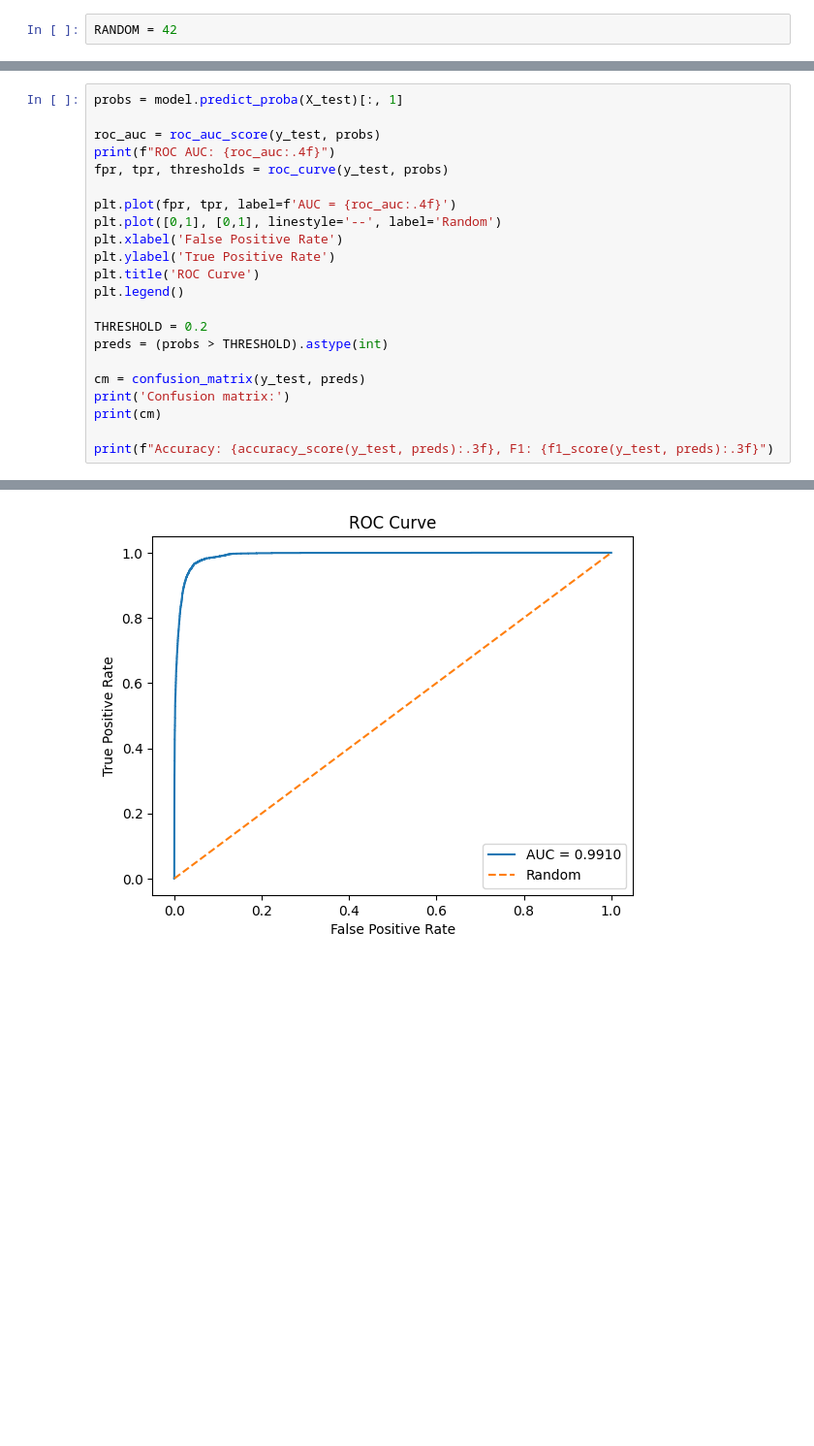
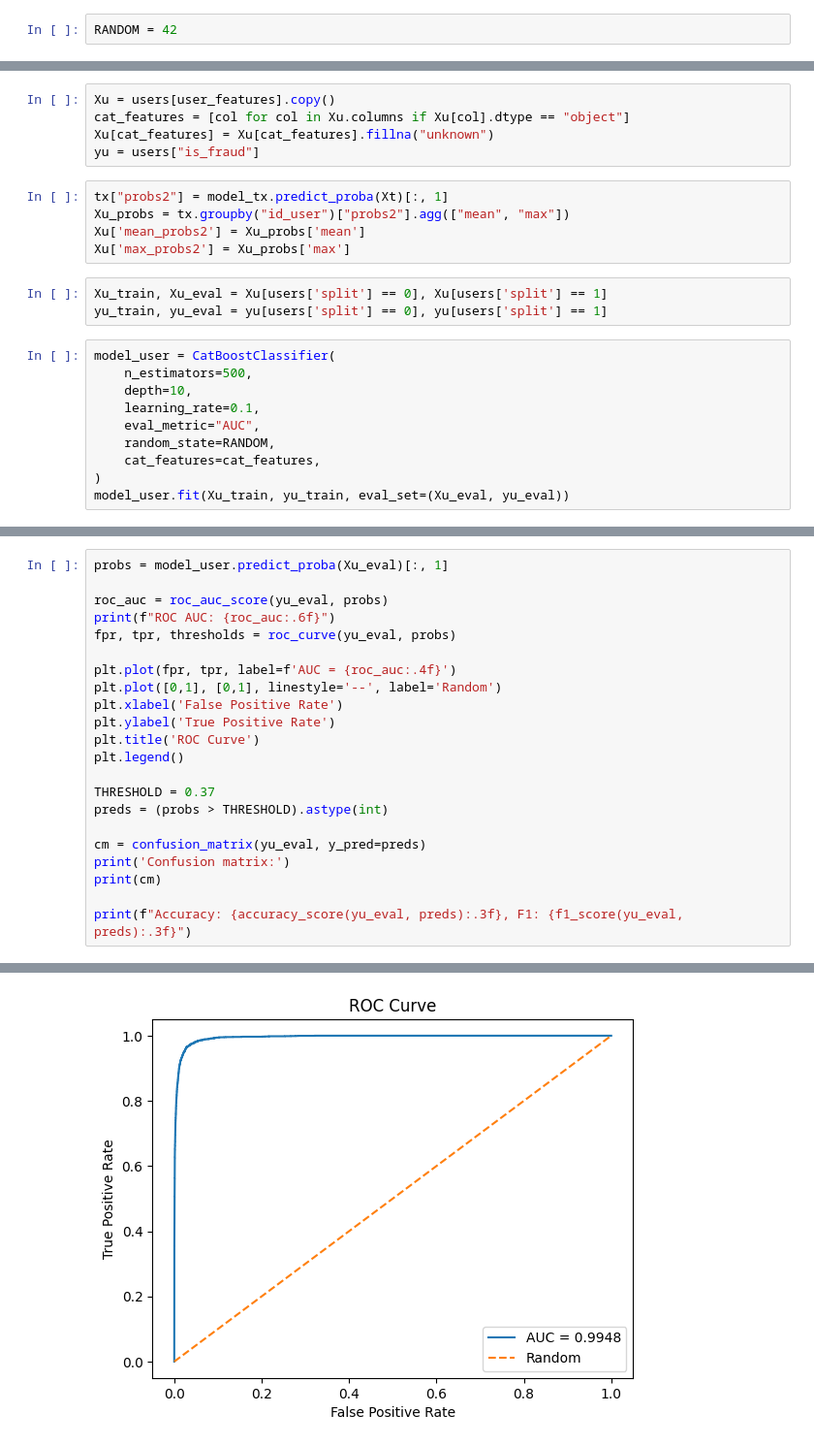
Before and after one commit to mmm29/mono_skelar_test_task, a Jupyter notebook: model.ipynb, the cells around one changed output, grey strips where cells are left out. Shown at 97% size. Saved outputs shown, nothing was run; the diff lists cells and outputs as text; blank space fills up the shorter version.

Commit message:
update model

```diff
--- a/model.ipynb
+++ b/model.ipynb
@@ -198,0 +136,23 @@ LGBMClassifier(n_estimators=300, random_state=42)
+# %%
+Xu = users[user_features].copy()
+cat_features = [col for col in Xu.columns if Xu[col].dtype == "object"]
+Xu[cat_features] = Xu[cat_features].fillna("unknown")
+yu = users["is_fraud"]
+# %%
+tx["probs2"] = model_tx.predict_proba(Xt)[:, 1]
+Xu_probs = tx.groupby("id_user")["probs2"].agg(["mean", "max"])
+Xu['mean_probs2'] = Xu_probs['mean']
+Xu['max_probs2'] = Xu_probs['max']
+# %%
+Xu_train, Xu_eval = Xu[users['split'] == 0], Xu[users['split'] == 1]
+yu_train, yu_eval = yu[users['split'] == 0], yu[users['split'] == 1]
+# %%
+model_user = CatBoostClassifier(
+    n_estimators=500,
+    depth=10,
+    learning_rate=0.1,
+    eval_metric="AUC",
+    random_state=RANDOM,
+    cat_features=cat_features,
+)
+model_user.fit(Xu_train, yu_train, eval_set=(Xu_eval, yu_eval))
@@ -199,9 +178,9 @@ LGBMClassifier(n_estimators=300, random_state=42)
 # %%
-probs = model.predict_proba(X_test)[:, 1]
+probs = model_user.predict_proba(Xu_eval)[:, 1]
 
-roc_auc = roc_auc_score(y_test, probs)
-print(f"ROC AUC: {roc_auc:.4f}")
-fpr, tpr, thresholds = roc_curve(y_test, probs)
+roc_auc = roc_auc_score(yu_eval, probs)
+print(f"ROC AUC: {roc_auc:.6f}")
+fpr, tpr, thresholds = roc_curve(yu_eval, probs)
 
 plt.plot(fpr, tpr, label=f'AUC = {roc_auc:.4f}')
 plt.plot([0,1], [0,1], linestyle='--', label='Random')
@@ -210,12 +189,12 @@ plt.ylabel('True Positive Rate')
 plt.title('ROC Curve')
 plt.legend()
 
-THRESHOLD = 0.2
+THRESHOLD = 0.37
 preds = (probs > THRESHOLD).astype(int)
 
-cm = confusion_matrix(y_test, preds)
+cm = confusion_matrix(yu_eval, y_pred=preds)
 print('Confusion matrix:')
 print(cm)
 
-print(f"Accuracy: {accuracy_score(y_test, preds):.3f}, F1: {f1_score(y_test, preds):.3f}")
+print(f"Accuracy: {accuracy_score(yu_eval, preds):.3f}, F1: {f1_score(yu_eval, preds):.3f}")
 # %% [output]
@@ -227 +206 @@ Accuracy: 0.975, F1: 0.732
-[figure, old version]
+[figure, new version]
```
Also changed, not shown: parts of 30 cells of this notebook, 4 other files.
